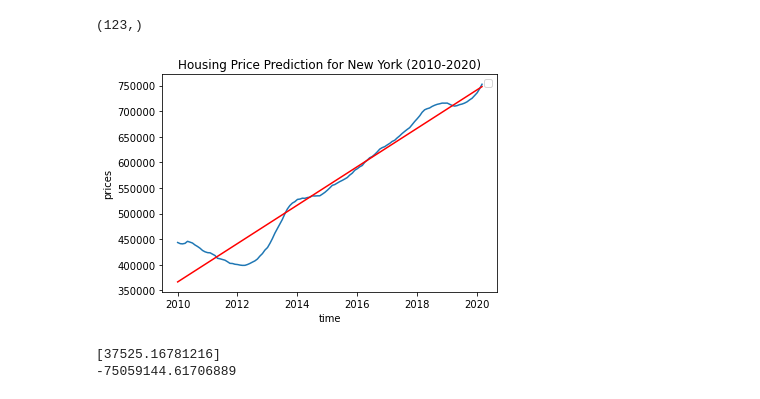
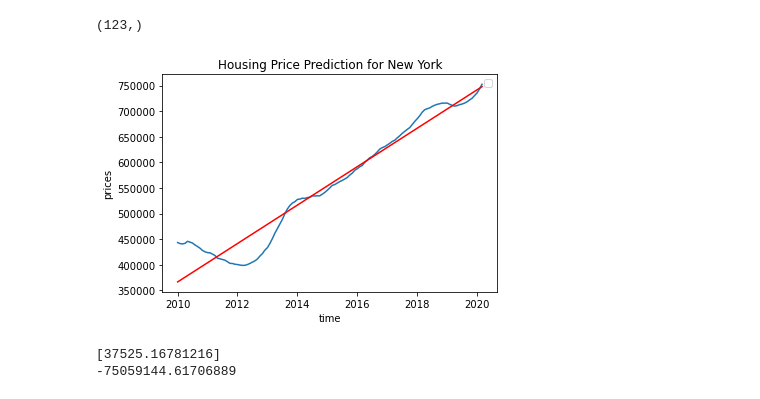
Before and after one commit to tharren12/Group_8_Final_Project, a Jupyter notebook: Notebook/City_Zhvi_AllHomes.ipynb, the cells around one changed output. Drawn from its saved outputs; the diff is of its cells as text; code cells hidden in the pictures.

```diff
--- a/Notebook/City_Zhvi_AllHomes.ipynb
+++ b/Notebook/City_Zhvi_AllHomes.ipynb
@@ -415,14 +415,14 @@ print(y_pred.shape)
 # %%
 # plot the predictions
 plt.plot(X, y)
-plt.title('Housing Price Prediction for New York (2010-2020)')
+plt.title('Housing Price Prediction for New York')
 plt.xlabel('time')
 plt.ylabel('prices')
 plt.plot(X, y_pred, color='red')
 plt.legend()
 plt.show()
 # %% [output]
-[figure, old version]
+[figure, new version]
 # %%
 # Examine specific parameters (Slope and y-intercepts)
 print(model.coef_)
```
